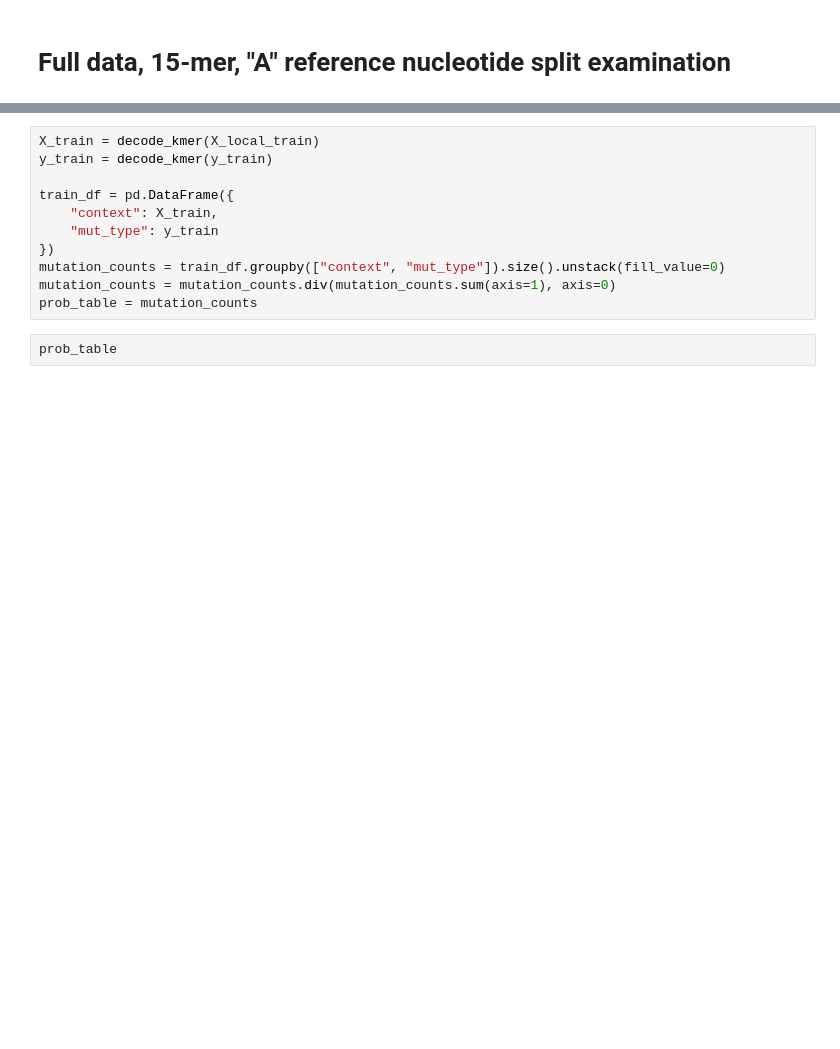
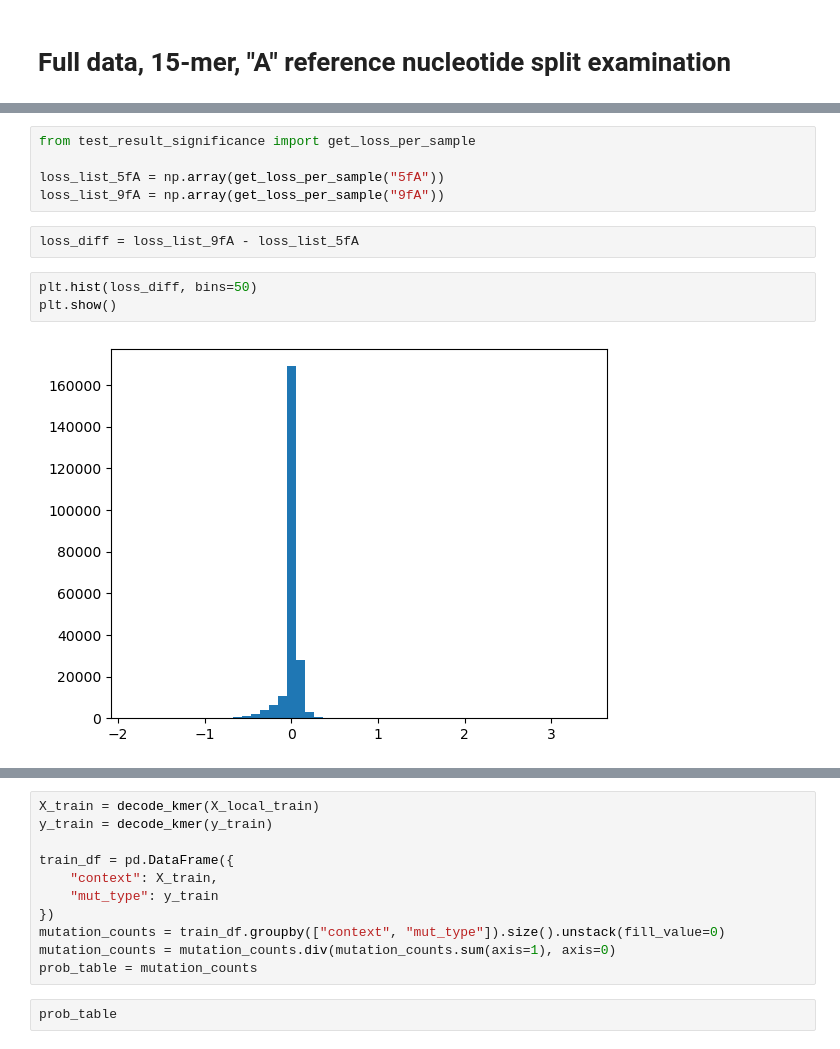
Before and after one commit to grnimrod/mutation-probs-nn, a Jupyter notebook: src/experiments.ipynb, the cells around one changed output, grey strips where cells are left out. Saved outputs shown, nothing was run; the diff lists cells and outputs as text; blank space fills up the shorter version.

```diff
--- a/src/experiments.ipynb
+++ b/src/experiments.ipynb
@@ -14,0 +34,12 @@ from model_definitions import KmerCountsModel
+# %%
+from test_result_significance import get_loss_per_sample
+
+loss_list_5fA = np.array(get_loss_per_sample("5fA"))
+loss_list_9fA = np.array(get_loss_per_sample("9fA"))
+# %%
+loss_diff = loss_list_9fA - loss_list_5fA
+# %%
+plt.hist(loss_diff, bins=50)
+plt.show()
+# %% [output]
+[figure, added]
```
Also changed, not shown: parts of 5 cells of this notebook.
